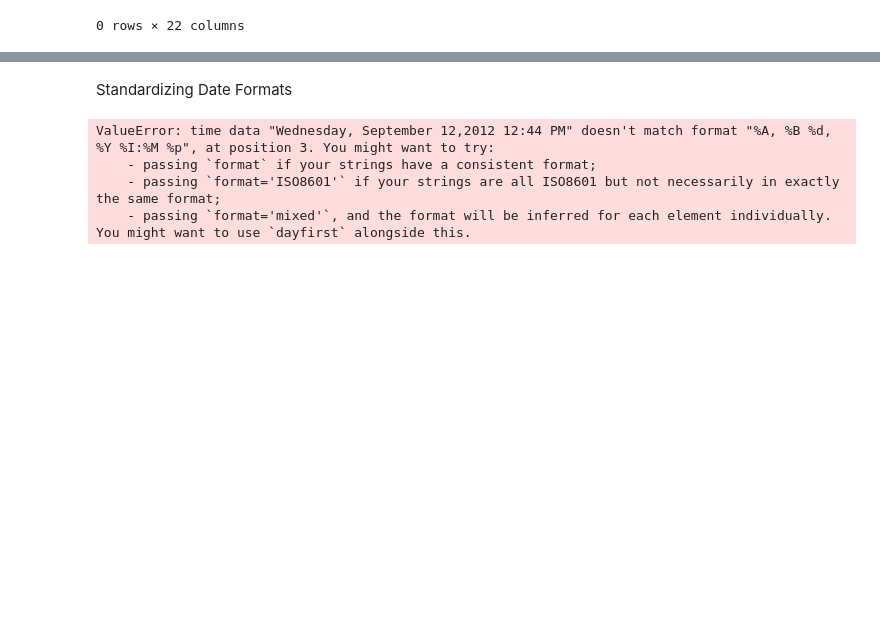
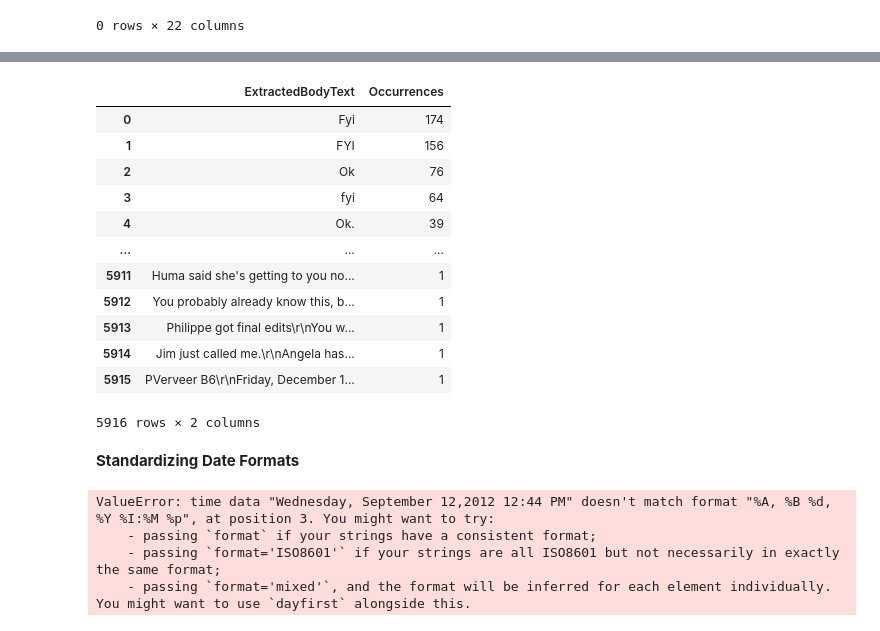
Before and after one commit to PillowPanda/DATA340_HW0, a Jupyter notebook: PS2_notebook.ipynb, the cells around one changed output, grey strips where cells are left out. Cells and saved outputs as stored; diff of their text form; code cells hidden in the pictures; blank space fills up the shorter version.

```diff
--- a/PS2_notebook.ipynb
+++ b/PS2_notebook.ipynb
@@ -59,5 +89,31 @@ duplicate_rows
+# %%
+# Exclude rows with 'null' in 'ExtractedBodyText'
+filtered_emails = emails[emails['ExtractedBodyText'] != 'null']
+
+# Group by 'ExtractedBodyText' and count occurrences
+duplicate_counts = filtered_emails['ExtractedBodyText'].value_counts()
+
+# Create a DataFrame with 'ExtractedBodyText' and its corresponding counts
+duplicate_counts_df = pd.DataFrame({'ExtractedBodyText': duplicate_counts.index, 'Occurrences': duplicate_counts.values})
+
+# Display the DataFrame
+duplicate_counts_df
+# %% [output]
+|  | ExtractedBodyText | Occurrences |
+| 0 | Fyi | 174 |
+| 1 | FYI | 156 |
+| 2 | Ok | 76 |
+| 3 | fyi | 64 |
+| 4 | Ok. | 39 |
+| ... | ... | ... |
+| 5911 | Huma said she's getting to you no... | 1 |
+| 5912 | You probably already know this, b... | 1 |
+| 5913 | Philippe got final edits\r\nYou w... | 1 |
+| 5914 | Jim just called me.\r\nAngela has... | 1 |
+| 5915 | PVerveer B6\r\nFriday, December 1... | 1 |
+5916 rows × 2 columns
 # %% [markdown]
-Standardizing Date Formats
+**Standardizing Date Formats**
 # %%
 # metadata_dates_sent = emails['MetadataDateSent'].unique()
 # print(metadata_dates_sent)
```
Also changed, not shown: parts of 10 cells of this notebook.
